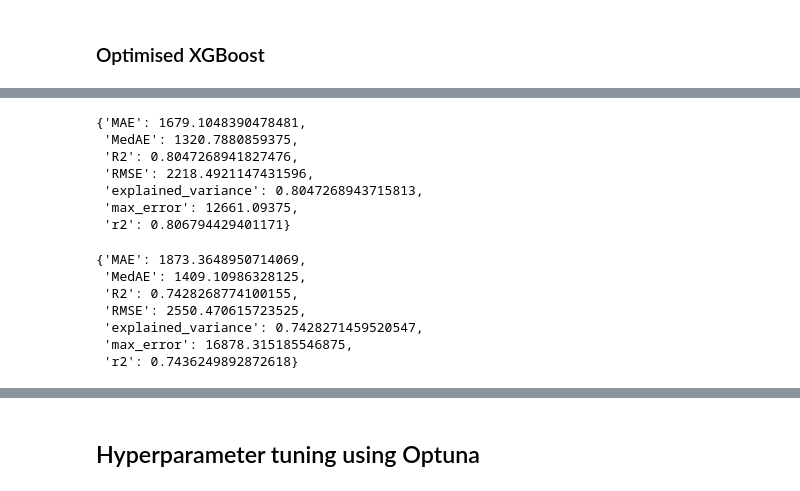
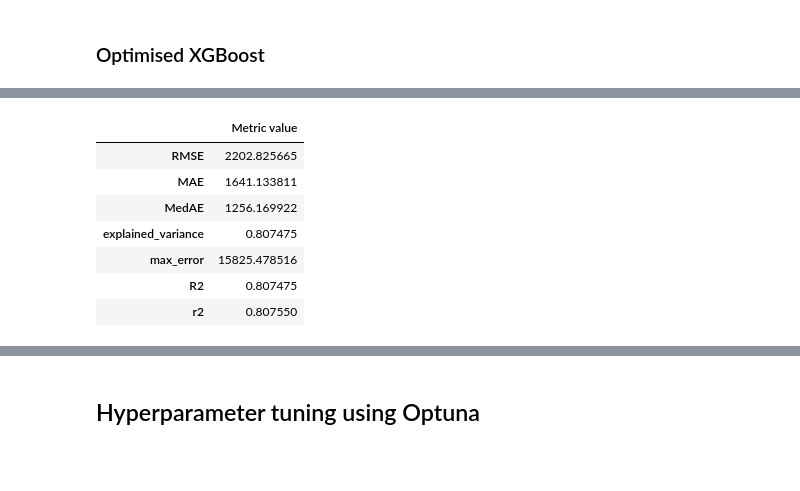
Before and after one commit to aliz-ai/ml-spec-2022, a Jupyter notebook: Demo #2/notebooks/4. Model hyper-parameter tuning & evaluation.ipynb, the cells around one changed output, grey strips where cells are left out. Saved outputs shown, nothing was run; the diff lists cells and outputs as text; code cells hidden in the pictures; blank space fills up the shorter version.

```diff
--- a/Demo #2/notebooks/4. Model hyper-parameter tuning & evaluation.ipynb
+++ b/Demo #2/notebooks/4. Model hyper-parameter tuning & evaluation.ipynb
@@ -76,7 +76,7 @@ params = {
     'random_state': 0, 'n_jobs': -1
 }
 
-xgb_model, xgb_training_perf, xgb_test_perf = train_eval(
+xgb_hypertuned_model, xgb_hypertuned_training_perf, xgb_hypertuned_test_perf = train_eval(
     X=X,
     y=y,
     model=Pipeline(steps=[
@@ -114,26 +110,15 @@ Training...
 [figure]
 [figure]
-# %%
-from pprint import pprint
-
-pprint(xgb_training_perf)
-# %% [output]
-{'MAE': 1679.1048390478481,
- 'MedAE': 1320.7880859375,
- 'R2': 0.8047268941827476,
- 'RMSE': 2218.4921147431596,
- 'explained_variance': 0.8047268943715813,
- 'max_error': 12661.09375,
- 'r2': 0.806794429401171}
-# %%
-from pprint import pprint
-
-pprint(xgb_test_perf)
-# %% [output]
-{'MAE': 1873.3648950714069,
- 'MedAE': 1409.10986328125,
- 'R2': 0.7428268774100155,
- 'RMSE': 2550.470615723525,
- 'explained_variance': 0.7428271459520547,
- 'max_error': 16878.315185546875,
- 'r2': 0.7436249892872618}
+# %%
+from modelling.metrics import metrics2df
+
+metrics2df(xgb_hypertuned_training_perf)
+# %% [output]
+|  | Metric value |
+| RMSE | 2202.825665 |
+| MAE | 1641.133811 |
+| MedAE | 1256.169922 |
+| explained_variance | 0.807475 |
+| max_error | 15825.478516 |
+| R2 | 0.807475 |
+| r2 | 0.807550 |
```
Also changed, not shown: parts of 10 cells of this notebook, 5 other files.
